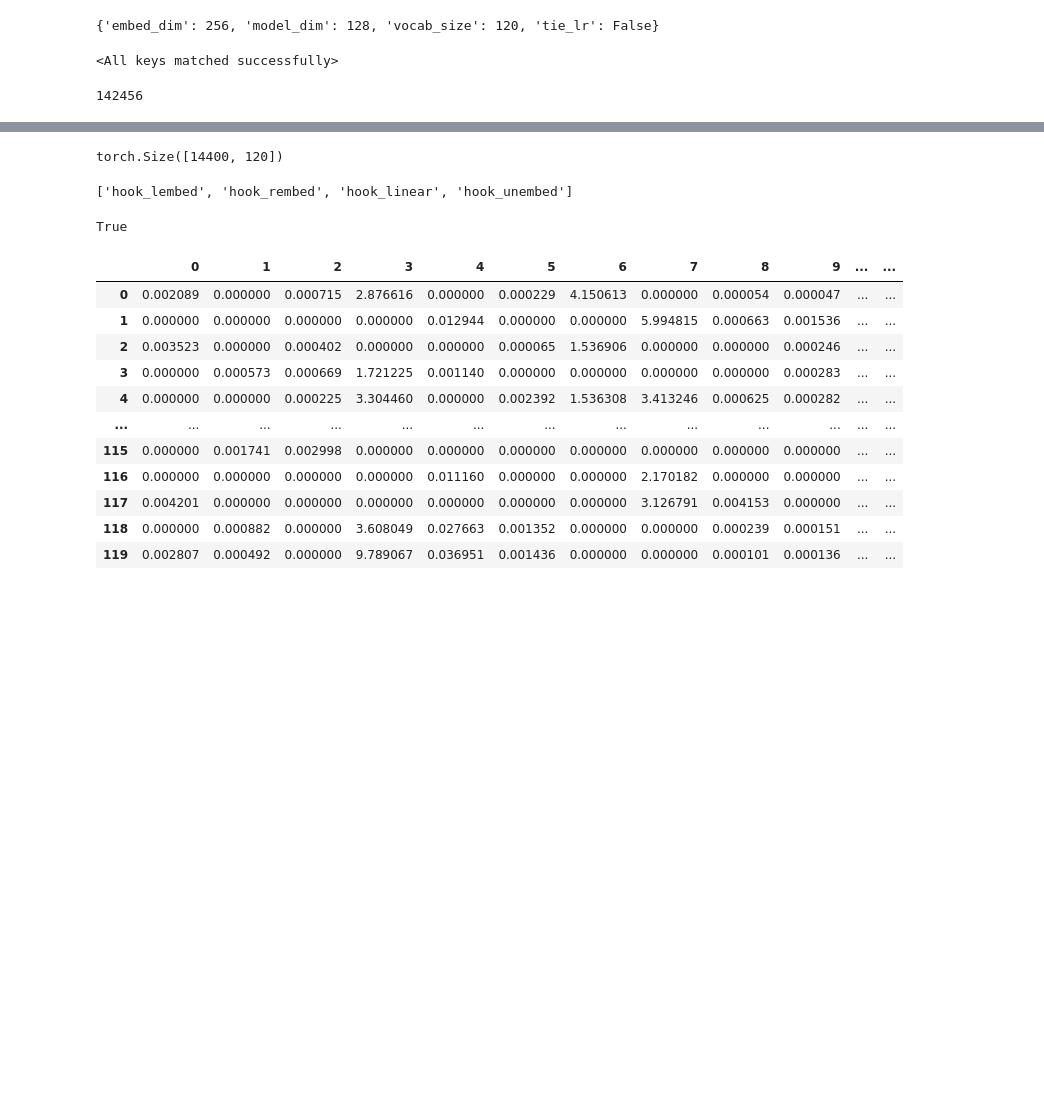
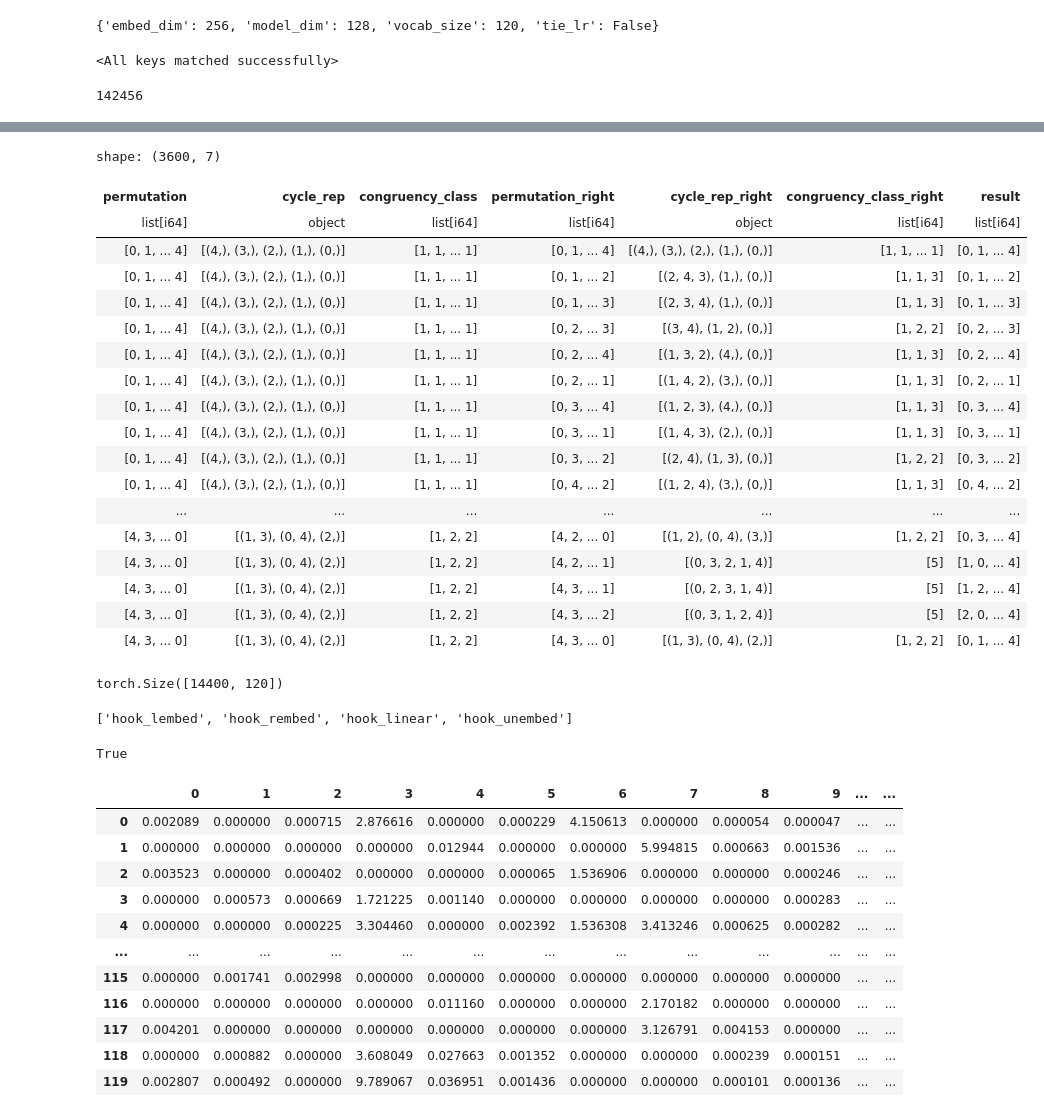
Before and after one commit to dashstander/sn-grok, a Jupyter notebook: mlp_vis.ipynb, the cells around one changed output, grey strips where cells are left out. Cells and saved outputs as stored; diff of their text form; code cells hidden in the pictures; blank space fills up the shorter version.

```diff
--- a/mlp_vis.ipynb
+++ b/mlp_vis.ipynb
@@ -31,3 +327,25 @@ str(perms[0])
+# %%
+all_even.select(pl.all().exclude(['parity', 'parity_right'])).with_columns(pl.col('permutation_right').arr.take(pl.col('permutation')).alias('result'))
+# %% [output]
+shape: (3600, 7)
+| permutation | cycle_rep | congruency_class | permutation_right | cycle_rep_right | congruency_class_right | result |
+| list[i64] | object | list[i64] | list[i64] | object | list[i64] | list[i64] |
+| [0, 1, ... 4] | [(4,), (3,), (2,), (1,), (0,)] | [1, 1, ... 1] | [0, 1, ... 4] | [(4,), (3,), (2,), (1,), (0,)] | [1, 1, ... 1] | [0, 1, ... 4] |
+| [0, 1, ... 4] | [(4,), (3,), (2,), (1,), (0,)] | [1, 1, ... 1] | [0, 1, ... 2] | [(2, 4, 3), (1,), (0,)] | [1, 1, 3] | [0, 1, ... 2] |
+| [0, 1, ... 4] | [(4,), (3,), (2,), (1,), (0,)] | [1, 1, ... 1] | [0, 1, ... 3] | [(2, 3, 4), (1,), (0,)] | [1, 1, 3] | [0, 1, ... 3] |
+| [0, 1, ... 4] | [(4,), (3,), (2,), (1,), (0,)] | [1, 1, ... 1] | [0, 2, ... 3] | [(3, 4), (1, 2), (0,)] | [1, 2, 2] | [0, 2, ... 3] |
+| [0, 1, ... 4] | [(4,), (3,), (2,), (1,), (0,)] | [1, 1, ... 1] | [0, 2, ... 4] | [(1, 3, 2), (4,), (0,)] | [1, 1, 3] | [0, 2, ... 4] |
+| [0, 1, ... 4] | [(4,), (3,), (2,), (1,), (0,)] | [1, 1, ... 1] | [0, 2, ... 1] | [(1, 4, 2), (3,), (0,)] | [1, 1, 3] | [0, 2, ... 1] |
+| [0, 1, ... 4] | [(4,), (3,), (2,), (1,), (0,)] | [1, 1, ... 1] | [0, 3, ... 4] | [(1, 2, 3), (4,), (0,)] | [1, 1, 3] | [0, 3, ... 4] |
+| [0, 1, ... 4] | [(4,), (3,), (2,), (1,), (0,)] | [1, 1, ... 1] | [0, 3, ... 1] | [(1, 4, 3), (2,), (0,)] | [1, 1, 3] | [0, 3, ... 1] |
+| [0, 1, ... 4] | [(4,), (3,), (2,), (1,), (0,)] | [1, 1, ... 1] | [0, 3, ... 2] | [(2, 4), (1, 3), (0,)] | [1, 2, 2] | [0, 3, ... 2] |
+| [0, 1, ... 4] | [(4,), (3,), (2,), (1,), (0,)] | [1, 1, ... 1] | [0, 4, ... 2] | [(1, 2, 4), (3,), (0,)] | [1, 1, 3] | [0, 4, ... 2] |
+| ... | ... | ... | ... | ... | ... | ... |
+| [4, 3, ... 0] | [(1, 3), (0, 4), (2,)] | [1, 2, 2] | [4, 2, ... 0] | [(1, 2), (0, 4), (3,)] | [1, 2, 2] | [0, 3, ... 4] |
+| [4, 3, ... 0] | [(1, 3), (0, 4), (2,)] | [1, 2, 2] | [4, 2, ... 1] | [(0, 3, 2, 1, 4)] | [5] | [1, 0, ... 4] |
+| [4, 3, ... 0] | [(1, 3), (0, 4), (2,)] | [1, 2, 2] | [4, 3, ... 1] | [(0, 2, 3, 1, 4)] | [5] | [1, 2, ... 4] |
+| [4, 3, ... 0] | [(1, 3), (0, 4), (2,)] | [1, 2, 2] | [4, 3, ... 2] | [(0, 3, 1, 2, 4)] | [5] | [2, 0, ... 4] |
+| [4, 3, ... 0] | [(1, 3), (0, 4), (2,)] | [1, 2, 2] | [4, 3, ... 0] | [(1, 3), (0, 4), (2,)] | [1, 2, 2] | [0, 1, ... 4] |
 # %%
 out, cache = model.run_with_cache(torch.tensor(0), torch.tensor(0))
 # %%
```
Also changed, not shown: parts of 18 cells of this notebook, 3 other files.
